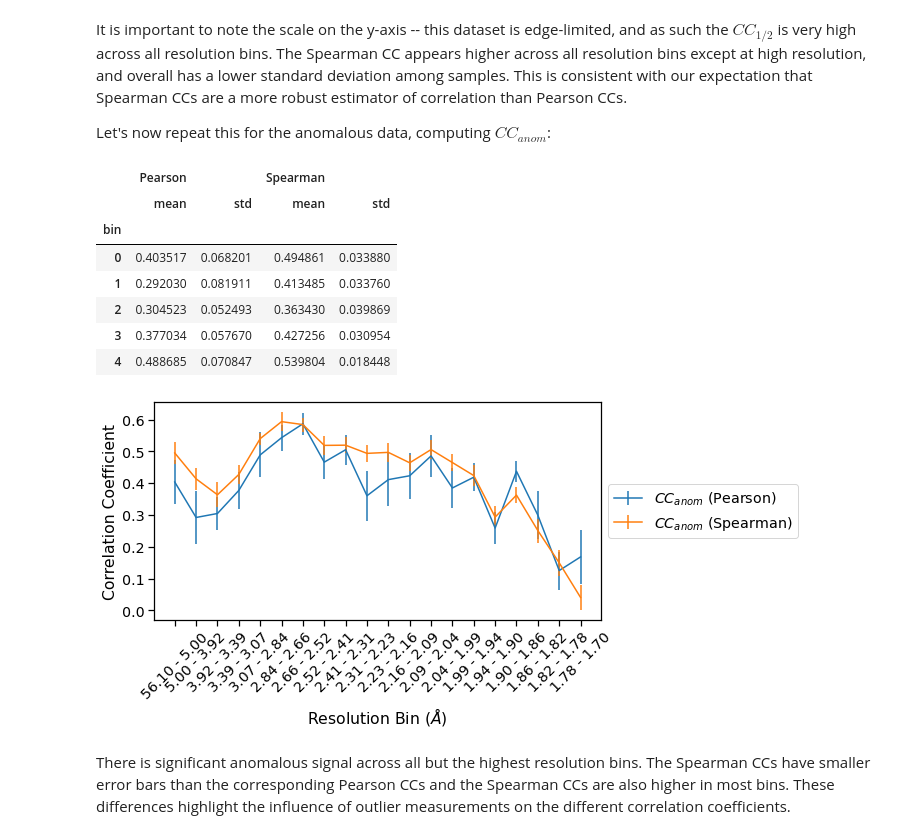
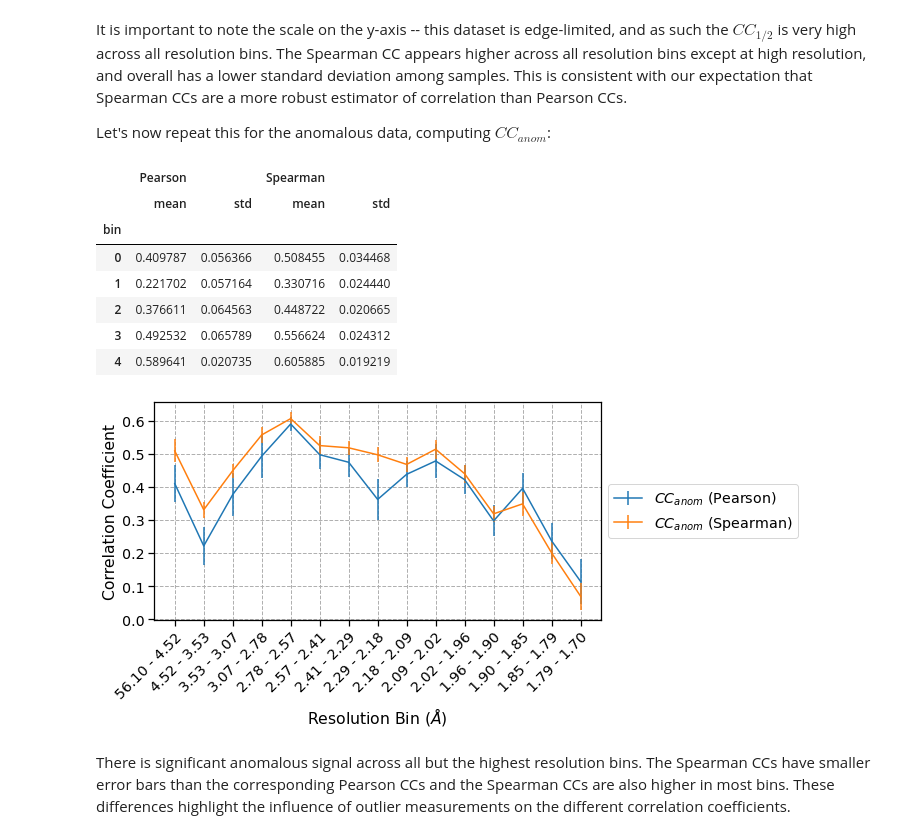
Before and after one commit to rs-station/reciprocalspaceship, a Jupyter notebook: docs/examples/2_mergingstats.ipynb, the cells around one changed output. Drawn from its saved outputs; the diff is of its cells as text; code cells hidden in the pictures.

```diff
--- a/docs/examples/2_mergingstats.ipynb
+++ b/docs/examples/2_mergingstats.ipynb
@@ -207,7 +208,7 @@ merged
 
 We will first assign each reflection to a resolution bin and then we will compute the correlation coefficients
 # %%
-merged, labels = merged.assign_resolution_bins()
+merged, labels = merged.assign_resolution_bins(bins=15)
 # %%
 groupby1 = merged.groupby(["sample", "bin"])[["IMEAN1", "IMEAN2"]]
 pearson1 = groupby1.corr(method="pearson").unstack().loc[:, ("IMEAN1", "IMEAN2")]
@@ -262,24 +264,25 @@ results2.head()
 |  | Pearson |  | Spearman |  |
 |  | mean | std | mean | std |
 | bin |  |  |  |  |
-| 0 | 0.403517 | 0.068201 | 0.494861 | 0.033880 |
-| 1 | 0.292030 | 0.081911 | 0.413485 | 0.033760 |
-| 2 | 0.304523 | 0.052493 | 0.363430 | 0.039869 |
-| 3 | 0.377034 | 0.057670 | 0.427256 | 0.030954 |
-| 4 | 0.488685 | 0.070847 | 0.539804 | 0.018448 |
+| 0 | 0.409787 | 0.056366 | 0.508455 | 0.034468 |
+| 1 | 0.221702 | 0.057164 | 0.330716 | 0.024440 |
+| 2 | 0.376611 | 0.064563 | 0.448722 | 0.020665 |
+| 3 | 0.492532 | 0.065789 | 0.556624 | 0.024312 |
+| 4 | 0.589641 | 0.020735 | 0.605885 | 0.019219 |
 # %%
 plt.figure(figsize=(8, 4))
 plt.errorbar(results2.index, results2[("Pearson", "mean")],
              yerr=results2[("Pearson", "std")], label=r"$CC_{anom}$ (Pearson)")
 plt.errorbar(results2.index, results2[("Spearman", "mean")],
              yerr=results2[("Spearman", "std")], label=r"$CC_{anom}$ (Spearman)")
-plt.xticks(results2.index, labels, rotation=45)
+plt.xticks(results2.index, labels, rotation=45, ha='right', rotation_mode='anchor')
 plt.ylabel("Correlation Coefficient")
 plt.xlabel(r"Resolution Bin ($\AA$)")
 plt.legend(loc='center left', bbox_to_anchor=(1, 0.5))
+plt.grid(linestyle='--')
 plt.show()
 # %% [output]
-[figure, old version]
+[figure, new version]
 # %% [markdown]
 There is significant anomalous signal across all but the highest resolution bins. The Spearman CCs have smaller error bars than the corresponding Pearson CCs and the Spearman CCs are also higher in most bins. These differences highlight the influence of outlier measurements on the different correlation coefficients.
 # %% [markdown]
```
Also changed, not shown: parts of 9 cells of this notebook.
